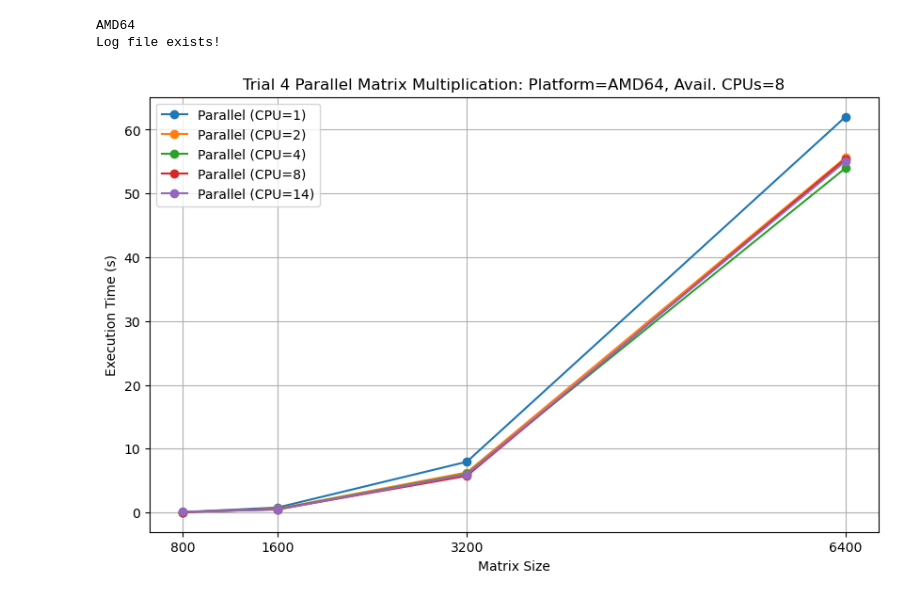
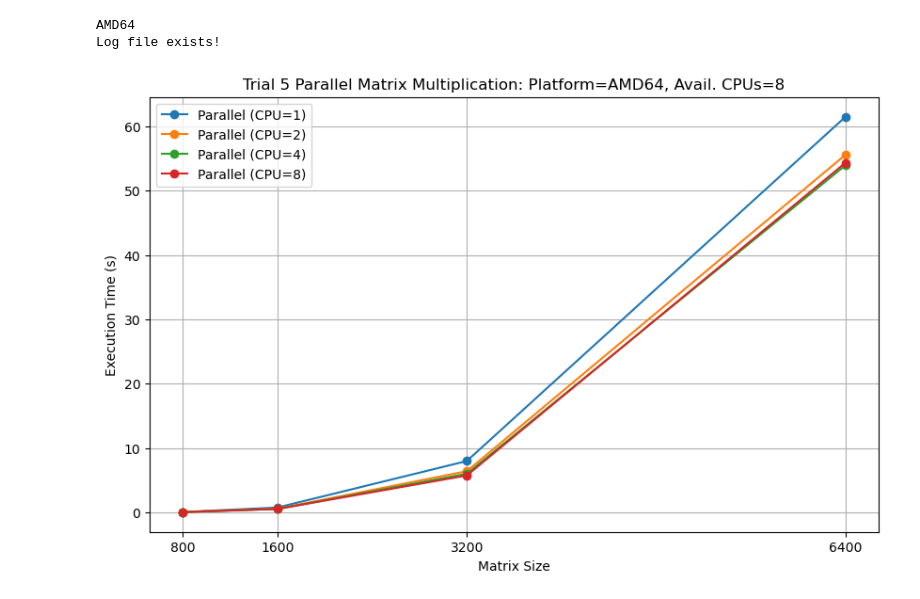
Before and after one commit to deber0/CS270_CourseProject, a Jupyter notebook: ParallelMatrixMultiplicationBenchmark.ipynb, the cells around one changed output. Cells and saved outputs as stored; diff of their text form; code cells hidden in the pictures.

Commit message:
i7 Host. Trial 5 Completed.

```diff
--- a/ParallelMatrixMultiplicationBenchmark.ipynb
+++ b/ParallelMatrixMultiplicationBenchmark.ipynb
@@ -79,7 +79,7 @@ def parallel_matrix_multiplication(A, B, num_cpus):
 matrix_sizes = [800, 1600, 3200, 6400]
 
 # Number of CPU cores to use
-num_cpus = [1, 2, 4, 8, 14]
+num_cpus = [1, 2, 4, 8]
 
 parallel_times = np.zeros((len(matrix_sizes), len(num_cpus)))
 
@@ -94,32 +94,32 @@ for i, size in enumerate(matrix_sizes):
         start_time = time.time()
         C_parallel = parallel_matrix_multiplication(A, B, cpu_count)
         parallel_times[i][j] = time.time() - start_time
         #parallel_times[i][j] = np.round(parallel_times[i][j], 4)
 
     end_time = time.time()
     elapsed_time = end_time - start_time
 
 #Log the results
 log.info(f"Matrix Sizes={matrix_sizes}, Cores={num_cpus}, Times={parallel_times}")
 
 if os.path.exists(log_file_path):
     print("Log file exists!")
 else:
     print(f"Log file was not created. {dt.datetime.now().strftime('%Y-%m-%d %H:%M:%S')}")
 
 # Plot the results
 plt.figure(figsize=(10, 6))
 for j, cpu_count in enumerate(num_cpus):
     plt.plot(matrix_sizes, parallel_times[:, j], 'o-', label=f'Parallel (CPU={cpu_count})')
 
 plt.xlabel('Matrix Size')
 plt.ylabel('Execution Time (s)')
-plt.title(f"Trial 4 Parallel Matrix Multiplication: Platform={platform.machine()}, Avail. CPUs={total_cpus}")
+plt.title(f"Trial 5 Parallel Matrix Multiplication: Platform={platform.machine()}, Avail. CPUs={total_cpus}")
 plt.legend()
 plt.grid()
 plt.xticks(matrix_sizes)
 plt.show()
 # %% [output]
 AMD64
 Log file exists!
-[figure, old version]
+[figure, new version]
```
Also changed, not shown: 2 other files.
